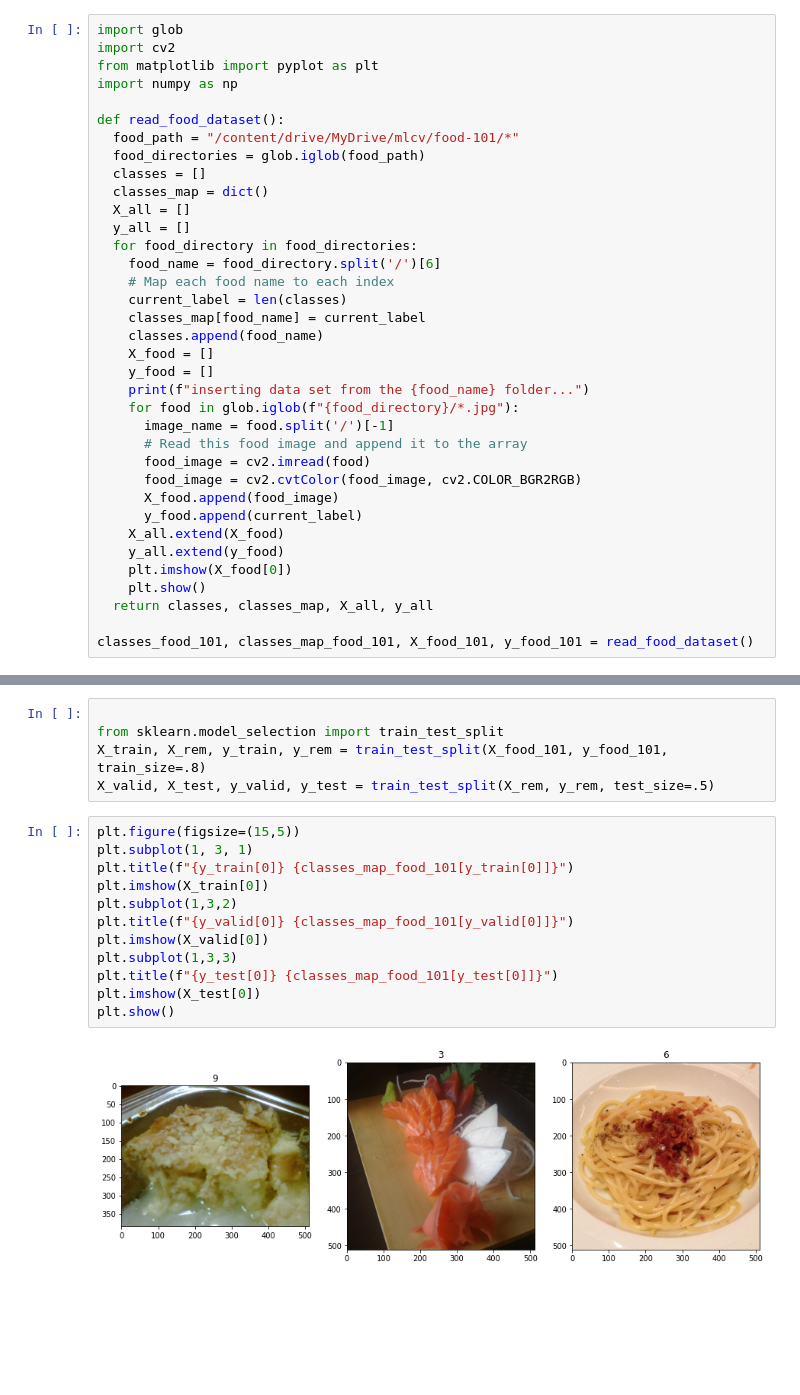
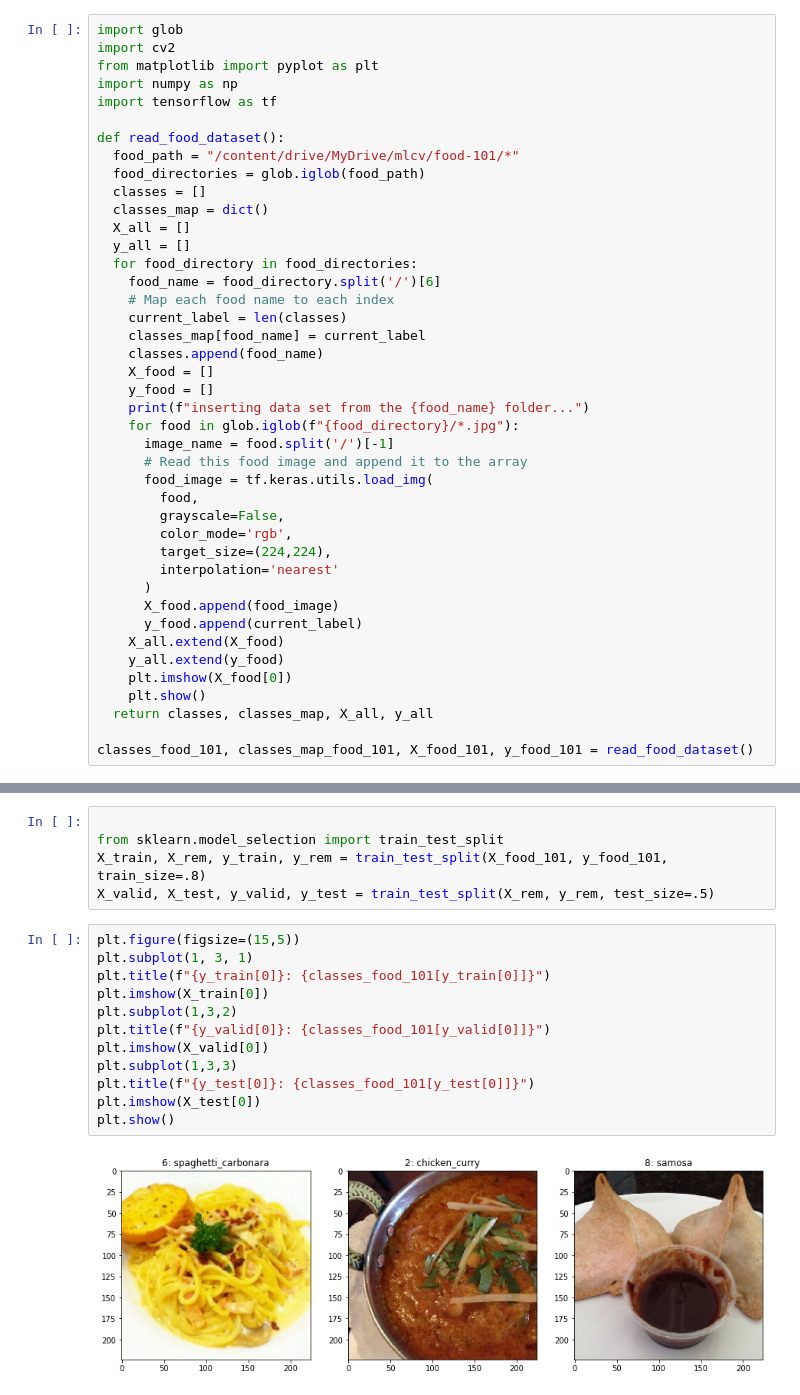
Before and after one commit to hockyy/food-101-mlcv, a Jupyter notebook: FoodHockyExplore.ipynb, the cells around one changed output, grey strips where cells are left out. Saved outputs shown, nothing was run; the diff lists cells and outputs as text; blank space fills up the shorter version.

```diff
--- a/FoodHockyExplore.ipynb
+++ b/FoodHockyExplore.ipynb
@@ -14,6 +14,7 @@ import glob
 import cv2
 from matplotlib import pyplot as plt
 import numpy as np
+import tensorflow as tf
 
 def read_food_dataset():
   food_path = "/content/drive/MyDrive/mlcv/food-101/*"
@@ -34,8 +35,13 @@ def read_food_dataset():
     for food in glob.iglob(f"{food_directory}/*.jpg"):
       image_name = food.split('/')[-1]
       # Read this food image and append it to the array
-      food_image = cv2.imread(food)
-      food_image = cv2.cvtColor(food_image, cv2.COLOR_BGR2RGB)
+      food_image = tf.keras.utils.load_img(
+        food,
+        grayscale=False,
+        color_mode='rgb',
+        target_size=(224,224),
+        interpolation='nearest'
+      )
       X_food.append(food_image)
       y_food.append(current_label)
     X_all.extend(X_food)
@@ -59,14 +73,14 @@ X_valid, X_test, y_valid, y_test = train_test_split(X_rem, y_rem, test_size=.5)
 # %%
 plt.figure(figsize=(15,5))
 plt.subplot(1, 3, 1)
-plt.title(f"{y_train[0]} {classes_map_food_101[y_train[0]]}")
+plt.title(f"{y_train[0]}: {classes_food_101[y_train[0]]}")
 plt.imshow(X_train[0])
 plt.subplot(1,3,2)
-plt.title(f"{y_valid[0]} {classes_map_food_101[y_valid[0]]}")
+plt.title(f"{y_valid[0]}: {classes_food_101[y_valid[0]]}")
 plt.imshow(X_valid[0])
 plt.subplot(1,3,3)
-plt.title(f"{y_test[0]} {classes_map_food_101[y_test[0]]}")
+plt.title(f"{y_test[0]}: {classes_food_101[y_test[0]]}")
 plt.imshow(X_test[0])
 plt.show()
 # %% [output]
-[figure, old version]
+[figure, new version]
```
Also changed, not shown: parts of 3 cells of this notebook.
